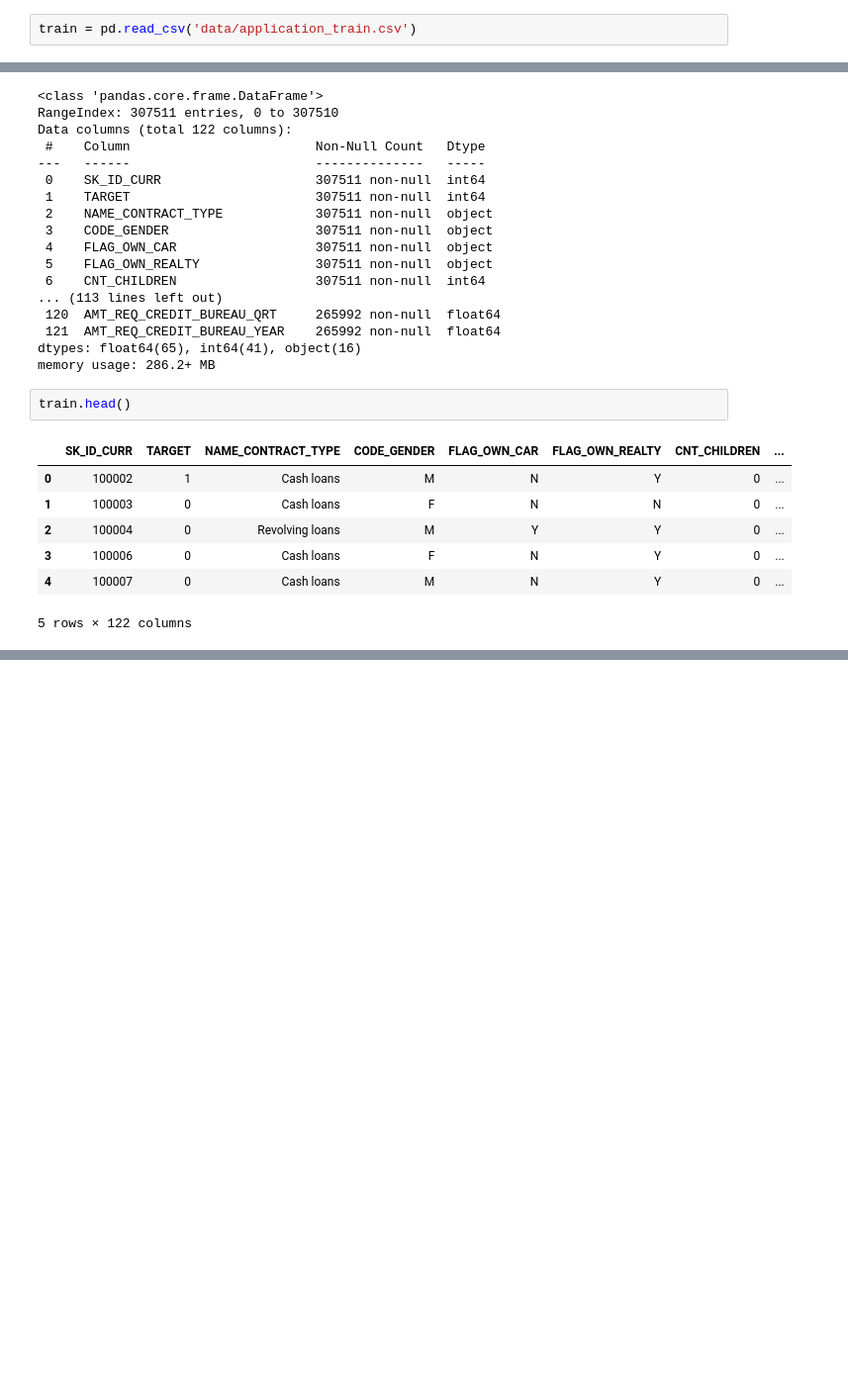
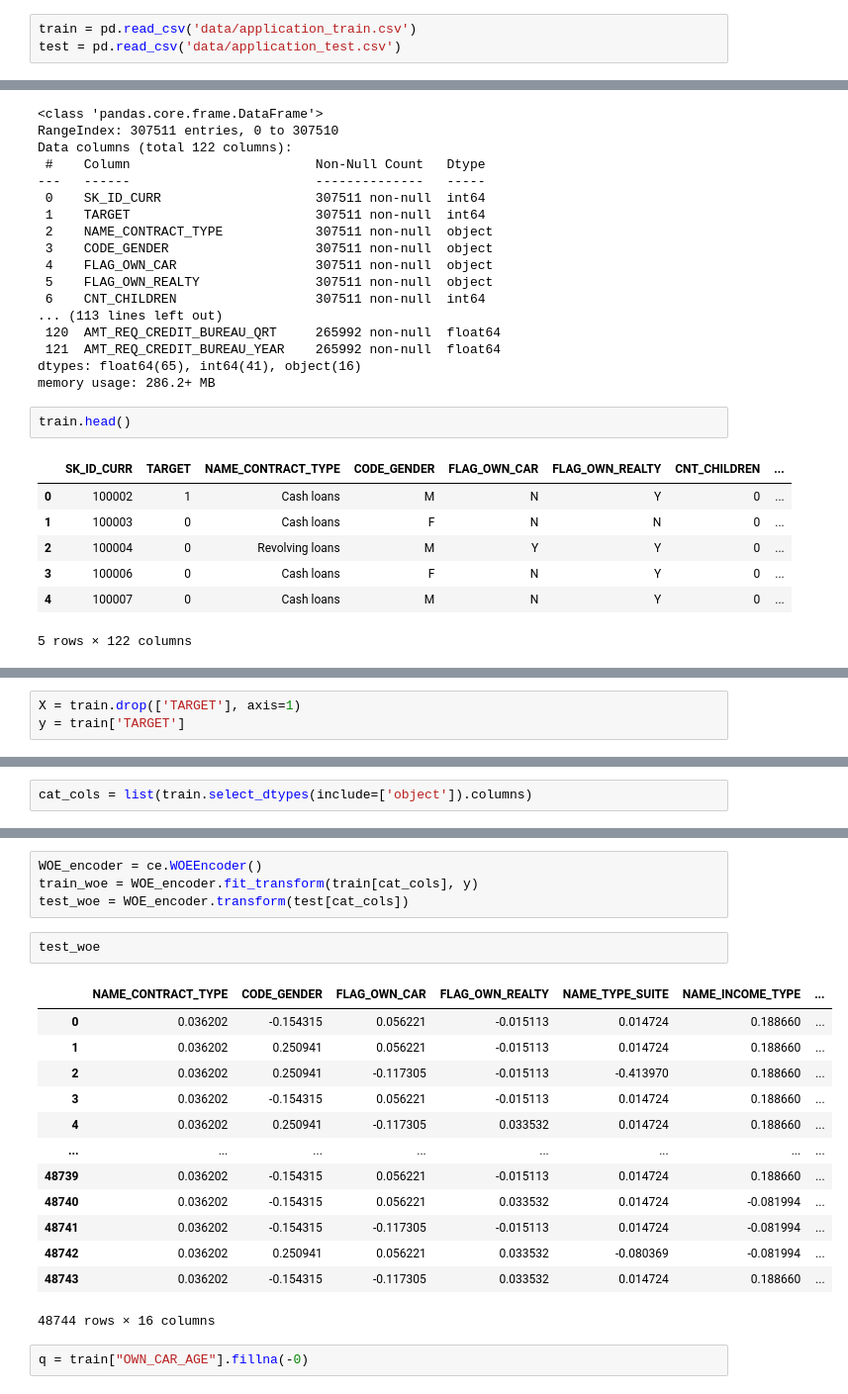
Before and after one commit to DenisKochetov/Home-Credit-Default-Risk, a Jupyter notebook: notebooks/data_preparation.ipynb, the cells around one changed output, grey strips where cells are left out. Shown at 99% size. Saved outputs shown, nothing was run; the diff lists cells and outputs as text; blank space fills up the shorter version.

```diff
--- a/notebooks/data_preparation.ipynb
+++ b/notebooks/data_preparation.ipynb
@@ -18,5 +46,6 @@ import numpy as np
 # %%
 train = pd.read_csv('data/application_train.csv')
+test = pd.read_csv('data/application_test.csv')
 # %% [markdown]
 EDA
 # %%
@@ -104,0 +168,3 @@ Length: 122, dtype: int64
+# %%
+X = train.drop(['TARGET'], axis=1)
+y = train['TARGET']
@@ -104,0 +173,2 @@ Length: 122, dtype: int64
+# %%
+cat_cols = list(train.select_dtypes(include=['object']).columns)
@@ -104,0 +331,22 @@ Length: 122, dtype: int64
+# %%
+WOE_encoder = ce.WOEEncoder()
+train_woe = WOE_encoder.fit_transform(train[cat_cols], y)
+test_woe = WOE_encoder.transform(test[cat_cols])
+# %%
+test_woe
+# %% [output]
+|  | NAME_CONTRACT_TYPE | CODE_GENDER | FLAG_OWN_CAR | FLAG_OWN_REALTY | NAME_TYPE_SUITE | NAME_INCOME_TYPE | ... |
+| 0 | 0.036202 | -0.154315 | 0.056221 | -0.015113 | 0.014724 | 0.188660 | ... |
+| 1 | 0.036202 | 0.250941 | 0.056221 | -0.015113 | 0.014724 | 0.188660 | ... |
+| 2 | 0.036202 | 0.250941 | -0.117305 | -0.015113 | -0.413970 | 0.188660 | ... |
+| 3 | 0.036202 | -0.154315 | 0.056221 | -0.015113 | 0.014724 | 0.188660 | ... |
+| 4 | 0.036202 | 0.250941 | -0.117305 | 0.033532 | 0.014724 | 0.188660 | ... |
+| ... | ... | ... | ... | ... | ... | ... | ... |
+| 48739 | 0.036202 | -0.154315 | 0.056221 | -0.015113 | 0.014724 | 0.188660 | ... |
+| 48740 | 0.036202 | -0.154315 | 0.056221 | 0.033532 | 0.014724 | -0.081994 | ... |
+| 48741 | 0.036202 | -0.154315 | -0.117305 | -0.015113 | 0.014724 | -0.081994 | ... |
+| 48742 | 0.036202 | 0.250941 | 0.056221 | 0.033532 | -0.080369 | -0.081994 | ... |
+| 48743 | 0.036202 | -0.154315 | -0.117305 | 0.033532 | 0.014724 | 0.188660 | ... |
+48744 rows × 16 columns
+# %%
+q = train["OWN_CAR_AGE"].fillna(-0)
```
Also changed, not shown: parts of 55 cells of this notebook, 3 other files.
